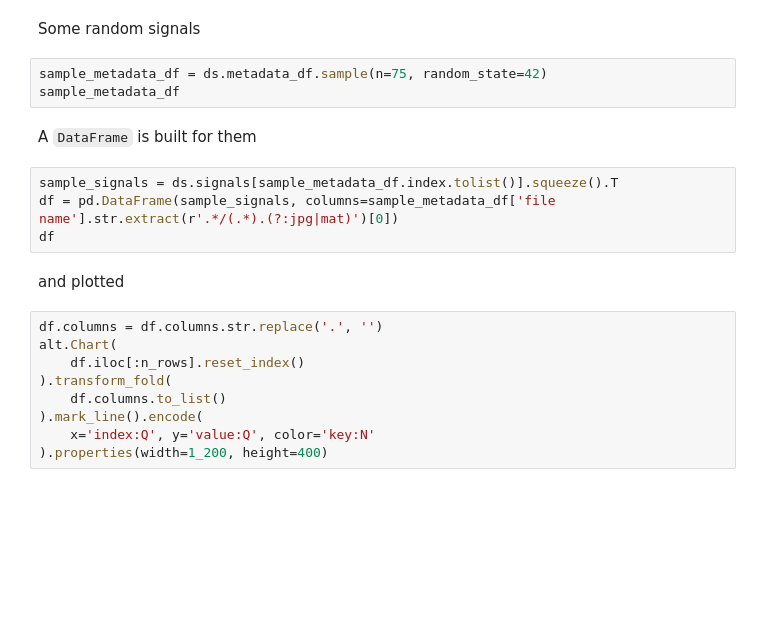
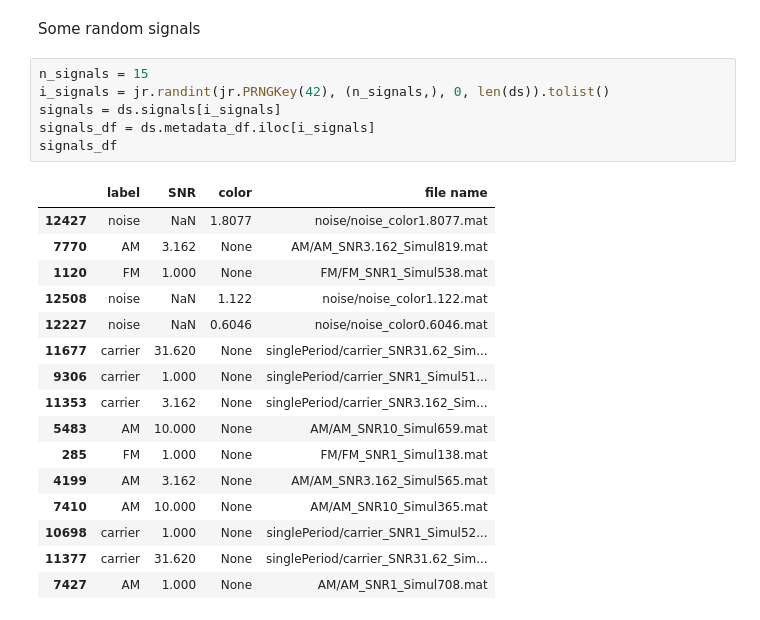
Before and after one commit to manuvazquez/VAEonXMM, a Jupyter notebook: nbs/data.ipynb, the cells around one changed output. Saved outputs shown, nothing was run; the diff lists cells and outputs as text; blank space fills up the shorter version.

```diff
--- a/nbs/data.ipynb
+++ b/nbs/data.ipynb
@@ -199,22 +211,25 @@ alt.Chart(df.iloc[:n_rows].reset_index()).mark_line().encode(
 # %% [markdown]
 Some random signals
-# %%
-sample_metadata_df = ds.metadata_df.sample(n=75, random_state=42)
-sample_metadata_df
-# %% [markdown]
-A `DataFrame` is built for them
-# %%
-sample_signals = ds.signals[sample_metadata_df.index.tolist()].squeeze().T
-df = pd.DataFrame(sample_signals, columns=sample_metadata_df['file name'].str.extract(r'.*/(.*).(?:jpg|mat)')[0])
-df
-# %% [markdown]
-and plotted
-# %%
-df.columns = df.columns.str.replace('.', '')
-alt.Chart(
-    df.iloc[:n_rows].reset_index()
-).transform_fold(
-    df.columns.to_list()
-).mark_line().encode(
-    x='index:Q', y='value:Q', color='key:N'
-).properties(width=1_200, height=400)
+# %%
+n_signals = 15
+i_signals = jr.randint(jr.PRNGKey(42), (n_signals,), 0, len(ds)).tolist()
+signals = ds.signals[i_signals]
+signals_df = ds.metadata_df.iloc[i_signals]
+signals_df
+# %% [output]
+|  | label | SNR | color | file name |
+| 12427 | noise | NaN | 1.8077 | noise/noise_color1.8077.mat |
+| 7770 | AM | 3.162 | None | AM/AM_SNR3.162_Simul819.mat |
+| 1120 | FM | 1.000 | None | FM/FM_SNR1_Simul538.mat |
+| 12508 | noise | NaN | 1.122 | noise/noise_color1.122.mat |
+| 12227 | noise | NaN | 0.6046 | noise/noise_color0.6046.mat |
+| 11677 | carrier | 31.620 | None | singlePeriod/carrier_SNR31.62_Sim... |
+| 9306 | carrier | 1.000 | None | singlePeriod/carrier_SNR1_Simul51... |
+| 11353 | carrier | 3.162 | None | singlePeriod/carrier_SNR3.162_Sim... |
+| 5483 | AM | 10.000 | None | AM/AM_SNR10_Simul659.mat |
+| 285 | FM | 1.000 | None | FM/FM_SNR1_Simul138.mat |
+| 4199 | AM | 3.162 | None | AM/AM_SNR3.162_Simul565.mat |
+| 7410 | AM | 10.000 | None | AM/AM_SNR10_Simul365.mat |
+| 10698 | carrier | 1.000 | None | singlePeriod/carrier_SNR1_Simul52... |
+| 11377 | carrier | 31.620 | None | singlePeriod/carrier_SNR31.62_Sim... |
+| 7427 | AM | 1.000 | None | AM/AM_SNR1_Simul708.mat |
```
Also changed, not shown: parts of 7 cells of this notebook, 3 other files.
